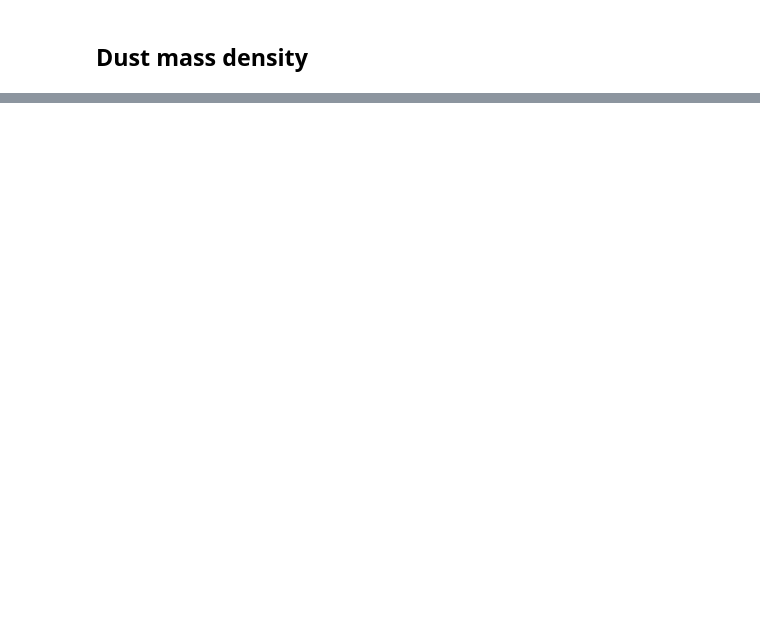
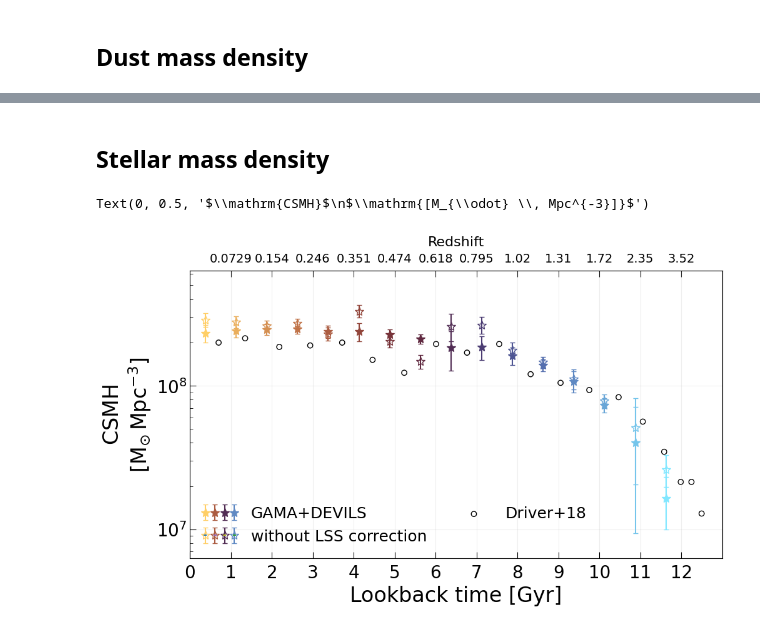
Before and after one commit to JordanDSilva/dust-mass-density, a Jupyter notebook: scripts/makeSomePlots.ipynb, the cells around one changed output, grey strips where cells are left out. Saved outputs shown, nothing was run; the diff lists cells and outputs as text; code cells hidden in the pictures; blank space fills up the shorter version.

```diff
--- a/scripts/makeSomePlots.ipynb
+++ b/scripts/makeSomePlots.ipynb
@@ -804,0 +695,75 @@ Text(0, 0.5, '$\\mathrm{\\rho_{M_{dust}}}$\n$\\mathrm{[M_{\\odot} \\, Mpc^{-3}]}
+# %% [markdown]
+## Stellar mass density
+# %%
+colours = get_n_colors(len(zmids), "managua")
+
+fig, ax = plt.subplots(1, 1, figsize = (10, 6), constrained_layout = True)
+
+mstar_handles = []
+mstar_lss_handles = []
+
+for i in range(len(zmids)):
+    mstar_ = ax.errorbar(
+        lbtmids[i],
+        cosmic_Mstar["Q50_lim"][i] * LSSCorrection[i],
+        yerr = cosmic_Mstar["ERR"][i],
+        color = colours[i],
+        marker = "*",
+        markersize = 10,
+        capsize = 3
+    )
+
+    mstar_lss_ = ax.errorbar(
+        lbtmids[i],
+        cosmic_Mstar["Q50"][i],
+        yerr = cosmic_Mstar["ERR"][i],
+        ecolor = colours[i],
+        markeredgecolor = colours[i],
+        markerfacecolor = "none",
+        marker = "*",
+        markersize = 10,
+        capsize = 3
+    )
+    if i % MidFactor(len(zmids)) == 0:
+        mstar_handles.append(mstar_)
+        mstar_lss_handles.append(mstar_lss_)
+
+driver18_ = ax.scatter(
+    Planck18.lookback_time(driver18_csmd["z"]).value,
+    10**driver18_csmd["csmd"],
+    edgecolor = "black",
+    facecolor = "none",
+    label = "Driver+18"
+)
+
+ax.grid(alpha = 0.2)
+
+ax.legend(
+    handles = [tuple(mstar_handles), tuple(mstar_lss_handles), driver18_],
+    labels = ["GAMA+DEVILS", "without LSS correction", driver18_.get_label()],
+    handler_map={tuple: HandlerTuple(ndivide=None, pad=0.5)},
+    handletextpad=1.0,
+    fontsize = 18,
+    frameon = False,
+    fancybox = False,
+    ncol = 2,
+    facecolor = "whitesmoke"
+)
+ax.set_xlim([0,13])
+ax.set_xticks([0.0,1,2,3,4,5,6,7,8,9,10,11,12])
+ax.set_ylim([10**6.8, 10**8.8])
+ax.set_yscale("log")
+
+ax_top = ax.secondary_xaxis('top')
+z_ticks = z_at_value(Planck18.lookback_time, np.array([1,2,3,4,5,6,7,8,9,10,11,12]) * u.Gyr)
+ax_top.set_xticks([1,2,3,4,5,6,7,8,9,10,11,12])
+ax_top.set_xticklabels([f"{a:.3}" for a in z_ticks.value], fontsize = 14, rotation = 0)
+ax_top.set_xlabel("Redshift", labelpad=8.0, fontsize = 16)
+
+ax.set_xlabel("Lookback time [Gyr]")
+ax.set_ylabel(r"$\mathrm{CSMH}$" + "\n" + r"$\mathrm{[M_{\odot} \, Mpc^{-3}]}$", fontsize = 24)
+
+# fig.savefig("/Users/22252335/Documents/DustMassDensity/plots/csmh.pdf", dpi = 240, bbox_inches = 'tight')
+# %% [output]
+Text(0, 0.5, '$\\mathrm{CSMH}$\n$\\mathrm{[M_{\\odot} \\, Mpc^{-3}]}$')
+[figure, new version]
```
Also changed, not shown: parts of 16 cells of this notebook, 2 other files.
